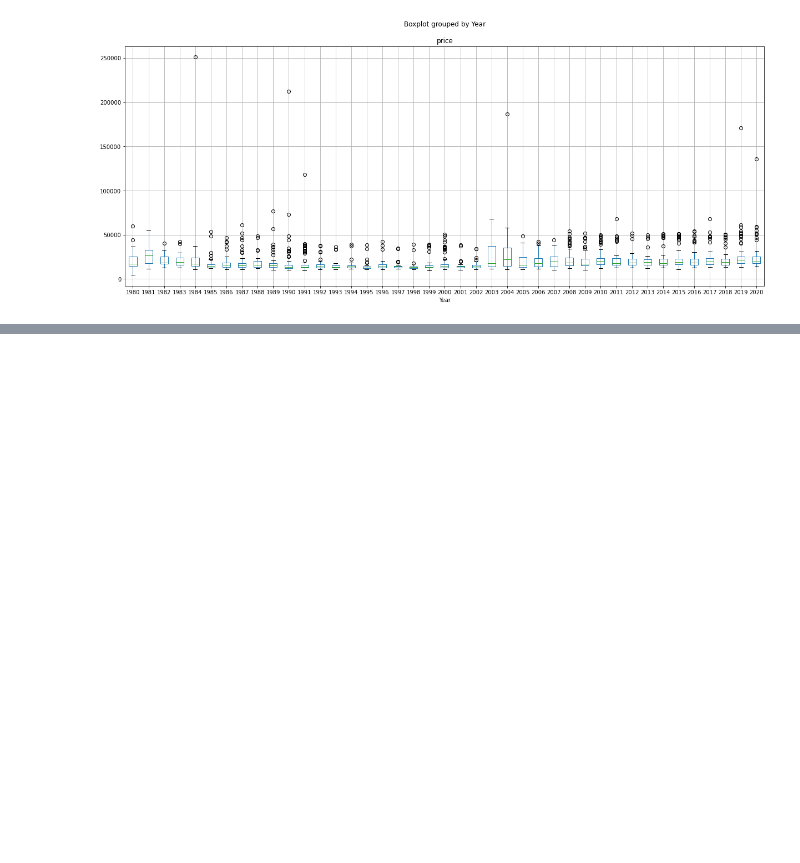
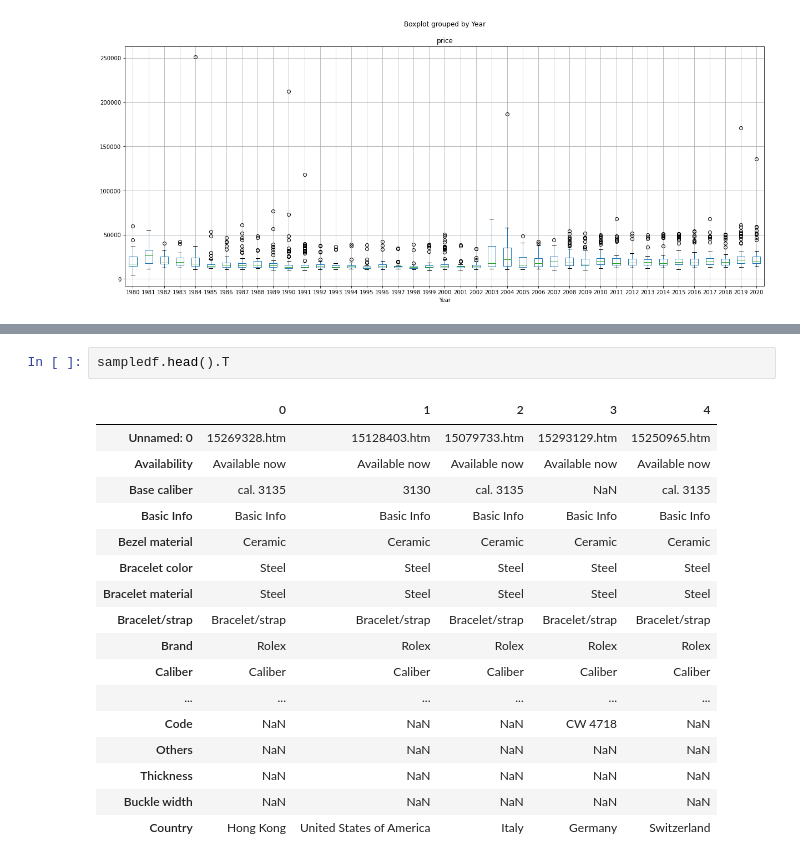
Before and after one commit to ben-muller/WatchPrice, a Jupyter notebook: DescriptiveAnalysis.ipynb, the cells around one changed output, grey strips where cells are left out. Saved outputs shown, nothing was run; the diff lists cells and outputs as text; blank space fills up the shorter version.

```diff
--- a/DescriptiveAnalysis.ipynb
+++ b/DescriptiveAnalysis.ipynb
@@ -19,0 +42,20 @@ sampledf.boxplot('price', by=['Dial','Case material'])
+# %%
+sampledf.head().T
+# %% [output]
+|  | 0 | 1 | 2 | 3 | 4 |
+| Unnamed: 0 | 15269328.htm | 15128403.htm | 15079733.htm | 15293129.htm | 15250965.htm |
+| Availability | Available now | Available now | Available now | Available now | Available now |
+| Base caliber | cal. 3135 | 3130 | cal. 3135 | NaN | cal. 3135 |
+| Basic Info | Basic Info | Basic Info | Basic Info | Basic Info | Basic Info |
+| Bezel material | Ceramic | Ceramic | Ceramic | Ceramic | Ceramic |
+| Bracelet color | Steel | Steel | Steel | Steel | Steel |
+| Bracelet material | Steel | Steel | Steel | Steel | Steel |
+| Bracelet/strap | Bracelet/strap | Bracelet/strap | Bracelet/strap | Bracelet/strap | Bracelet/strap |
+| Brand | Rolex | Rolex | Rolex | Rolex | Rolex |
+| Caliber | Caliber | Caliber | Caliber | Caliber | Caliber |
+| ... | ... | ... | ... | ... | ... |
+| Code | NaN | NaN | NaN | CW 4718 | NaN |
+| Others | NaN | NaN | NaN | NaN | NaN |
+| Thickness | NaN | NaN | NaN | NaN | NaN |
+| Buckle width | NaN | NaN | NaN | NaN | NaN |
+| Country | Hong Kong | United States of America | Italy | Germany | Switzerland |
```
Also changed, not shown: parts of 3 cells of this notebook, 1 other file.
